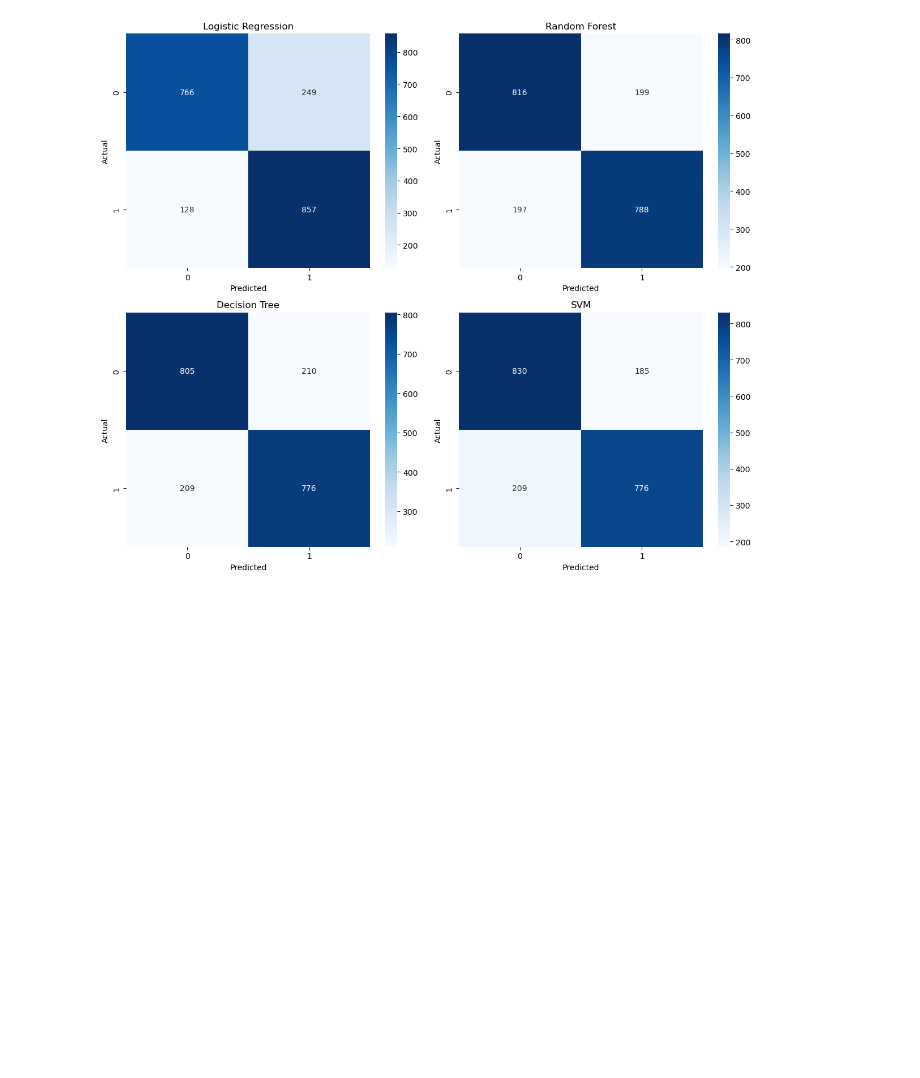
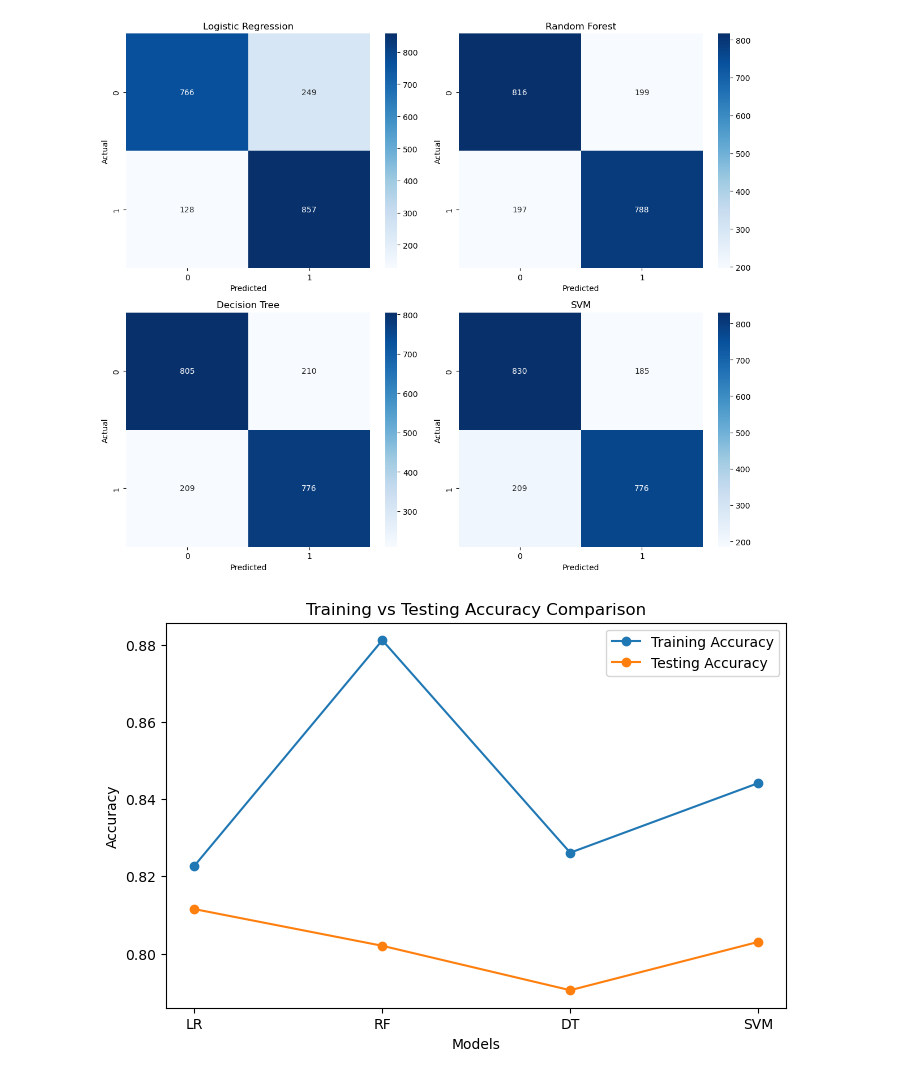
Before and after one commit to bishnu-prasad/diabetes_predction_10k, a Jupyter notebook: notebook/predction.ipynb, the cells around one changed output. Saved outputs shown, nothing was run; the diff lists cells and outputs as text; code cells hidden in the pictures; blank space fills up the shorter version.

```diff
--- a/notebook/predction.ipynb
+++ b/notebook/predction.ipynb
@@ -761,3 +761,42 @@ plt.tight_layout()
 plt.show()
 # %% [output]
 [figure]
+# %%
+import matplotlib.pyplot as plt
+from sklearn.metrics import accuracy_score
+
+# Calculate training accuracy
+train_acc_lr = accuracy_score(y_train, lr.predict(X_train_scaled))
+test_acc_lr = accuracy_score(y_test, y_pred)
+
+train_acc_rf = accuracy_score(y_train, rf.predict(X_train))
+test_acc_rf = accuracy_score(y_test, y_pred_rf)
+
+train_acc_dt = accuracy_score(y_train, dt.predict(X_train))
+test_acc_dt = accuracy_score(y_test, y_pred_dt)
+
+train_acc_svm = accuracy_score(y_train, svm.predict(X_train_scaled))
+test_acc_svm = accuracy_score(y_test, y_pred_svm)
+
+# Store values
+models = ["LR", "RF", "DT", "SVM"]
+train_scores = [train_acc_lr, train_acc_rf, train_acc_dt, train_acc_svm]
+test_scores = [test_acc_lr, test_acc_rf, test_acc_dt, test_acc_svm]
+
+# Plot
+x = range(len(models))
+
+plt.figure(figsize=(8,5))
+
+plt.plot(x, train_scores, marker='o', label="Training Accuracy")
+plt.plot(x, test_scores, marker='o', label="Testing Accuracy")
+
+plt.xticks(x, models)
+plt.xlabel("Models")
+plt.ylabel("Accuracy")
+plt.title("Training vs Testing Accuracy Comparison")
+plt.legend()
+
+plt.show()
+# %% [output]
+[figure, added]
```
Also changed, not shown: parts of 4 cells of this notebook, 4 other files.
